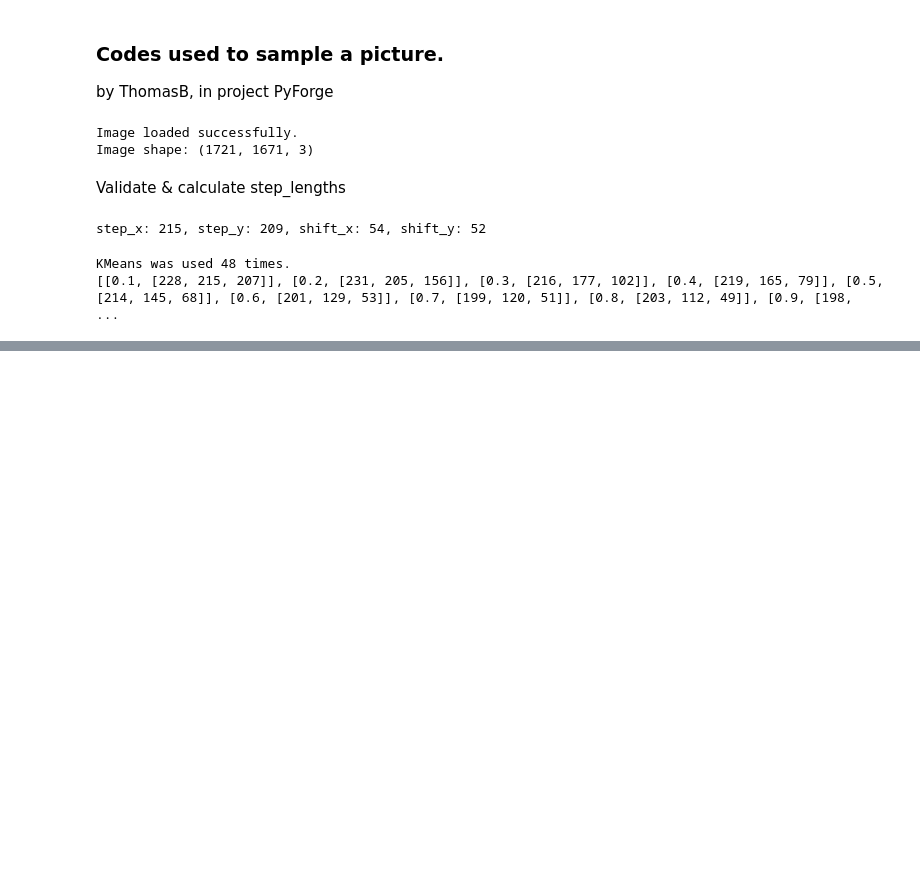
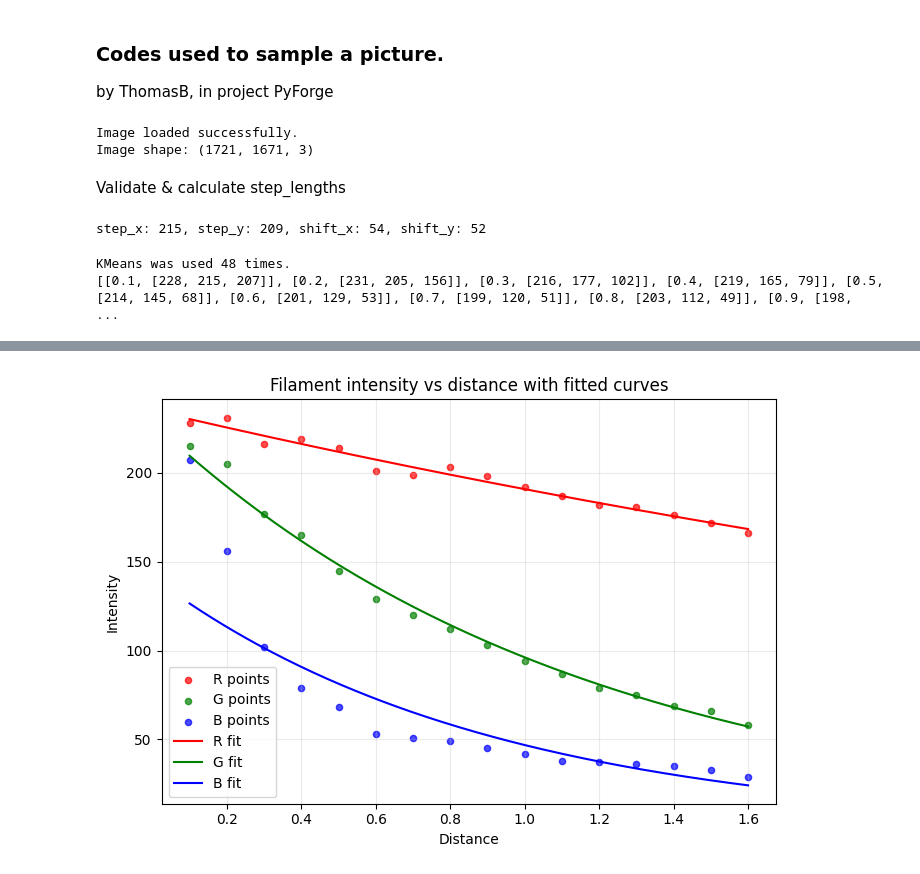
Before and after one commit to XuhangLiu2008/Pyforge, a Jupyter notebook: filament_sample/filament.ipynb, the cells around one changed output, grey strips where cells are left out. Saved outputs shown, nothing was run; the diff lists cells and outputs as text; code cells hidden in the pictures; blank space fills up the shorter version.

```diff
--- a/filament_sample/filament.ipynb
+++ b/filament_sample/filament.ipynb
@@ -83,6 +81,8 @@ def categorize(data):
     low = lows[0].item()        # or lows[0].item()
     return low
 # %%
+filament = []
+
 for i in range(1, 5):
     for j in range(1, 5):
         list_r = []
@@ -101,10 +101,10 @@ for i in range(1, 5):
         average_r = int(round(categorize(list_r)))
         average_g = int(round(categorize(list_g)))
         average_b = int(round(categorize(list_b)))
-        array.append([round((i - 1) * 4 + j) / 10, [average_r, average_g, average_b]])
+        filament.append([round((i - 1) * 4 + j) / 10, [average_r, average_g, average_b]])
 
 print(f"KMeans was used {KMean_counter} times.")
-print(array)
+print(filament)
 # %% [output]
 KMeans was used 48 times.
 [[0.1, [228, 215, 207]], [0.2, [231, 205, 156]], [0.3, [216, 177, 102]], [0.4, [219, 165, 79]], [0.5, [214, 145, 68]], [0.6, [201, 129, 53]], [0.7, [199, 120, 51]], [0.8, [203, 112, 49]], [0.9, [198,  ...
@@ -110,0 +210,35 @@ KMeans was used 48 times.
+# %%
+# Plot original points and fitted curves per channel
+import numpy as np
+import matplotlib.pyplot as plt
+
+# Extract and sort by distance for cleaner plots
+dist = np.array([p[0] for p in filament], dtype=float)
+idx = np.argsort(dist)
+dist_sorted = dist[idx]
+r_pts = np.array([p[1][0] for p in filament], dtype=float)[idx]
+g_pts = np.array([p[1][1] for p in filament], dtype=float)[idx]
+b_pts = np.array([p[1][2] for p in filament], dtype=float)[idx]
+
+# Dense grid for smooth curves
+x = np.linspace(dist_sorted.min(), dist_sorted.max(), 200)
+yr = 255.0 * (1.0 - params['r']['R'])**2 * np.exp(-params['r']['a'] * x)
+yg = 255.0 * (1.0 - params['g']['R'])**2 * np.exp(-params['g']['a'] * x)
+yb = 255.0 * (1.0 - params['b']['R'])**2 * np.exp(-params['b']['a'] * x)
+
+plt.figure(figsize=(7,5))
+plt.scatter(dist_sorted, r_pts, color='r', label='R points', s=20, alpha=0.7)
+plt.scatter(dist_sorted, g_pts, color='g', label='G points', s=20, alpha=0.7)
+plt.scatter(dist_sorted, b_pts, color='b', label='B points', s=20, alpha=0.7)
+plt.plot(x, yr, 'r-', label='R fit')
+plt.plot(x, yg, 'g-', label='G fit')
+plt.plot(x, yb, 'b-', label='B fit')
+plt.xlabel('Distance')
+plt.ylabel('Intensity')
+plt.title('Filament intensity vs distance with fitted curves')
+plt.legend()
+plt.grid(True, alpha=0.25)
+plt.tight_layout()
+plt.show()
+# %% [output]
+[figure, added]
```
Also changed, not shown: parts of 4 cells of this notebook, 1 other file.
